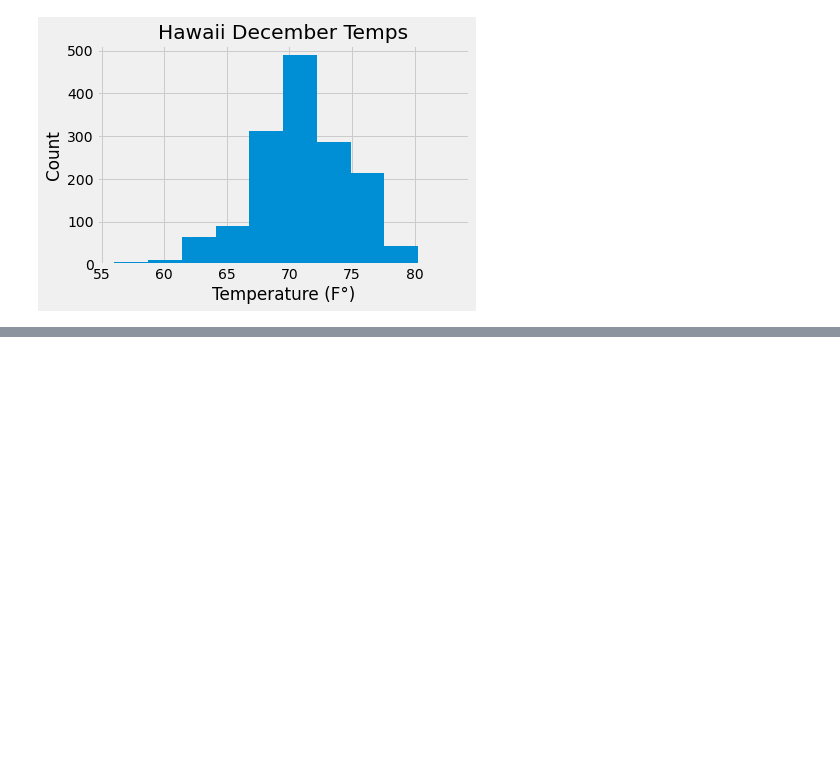
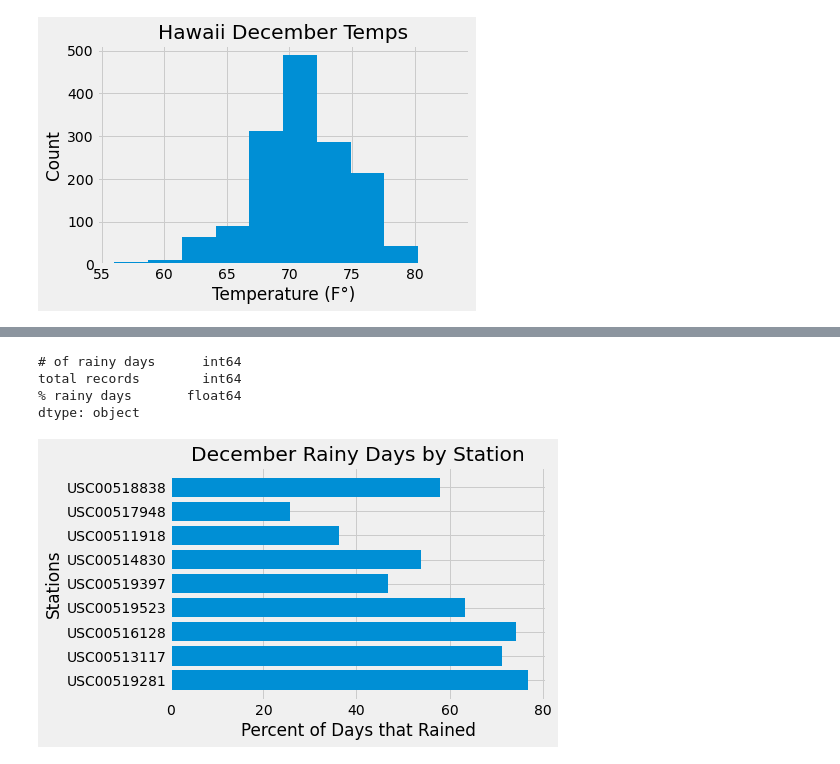
Before and after one commit to ltatro1545/surfs_up, a Jupyter notebook: Challenge/SurfsUp_Challenge.ipynb, the cells around one changed output, grey strips where cells are left out. Saved outputs shown, nothing was run; the diff lists cells and outputs as text; code cells hidden in the pictures; blank space fills up the shorter version.

```diff
--- a/Challenge/SurfsUp_Challenge.ipynb
+++ b/Challenge/SurfsUp_Challenge.ipynb
@@ -157,0 +507,3 @@ plt.show()
+# %%
+complete_dec_rain = pd.merge(dec_rainday_df, dec_records_df, on="station")
+complete_dec_rain
@@ -157,0 +522,4 @@ plt.show()
+# %%
+# Create column to calculate % of rainy days
+complete_dec_rain["% rainy days"] = complete_dec_rain["# of rainy days"] / complete_dec_rain["total records"] * 100
+complete_dec_rain
@@ -157,0 +538,7 @@ plt.show()
+# %%
+# Format decimal values of df
+complete_dec_rain["% rainy days"] = complete_dec_rain["% rainy days"].map("{:.2f}".format)
+
+# Save the image for the Report
+dfi.export(complete_dec_rain, "Images/dec_rainy_days.png")
+complete_dec_rain
@@ -157,0 +557,18 @@ plt.show()
+# %%
+# change % rainy days to float
+complete_dec_rain["% rainy days"] = complete_dec_rain["% rainy days"].astype(float)
+
+complete_dec_rain.dtypes
+# %% [output]
+# of rainy days      int64
+total records        int64
+% rainy days       float64
+dtype: object
+# %%
+plt.barh(complete_dec_rain.index, complete_dec_rain["% rainy days"])
+plt.xlabel("Percent of Days that Rained")
+plt.ylabel("Stations")
+plt.title("December Rainy Days by Station")
+plt.show()
+# %% [output]
+[figure, added]
```
Also changed, not shown: parts of 32 cells of this notebook, 4 other files.
